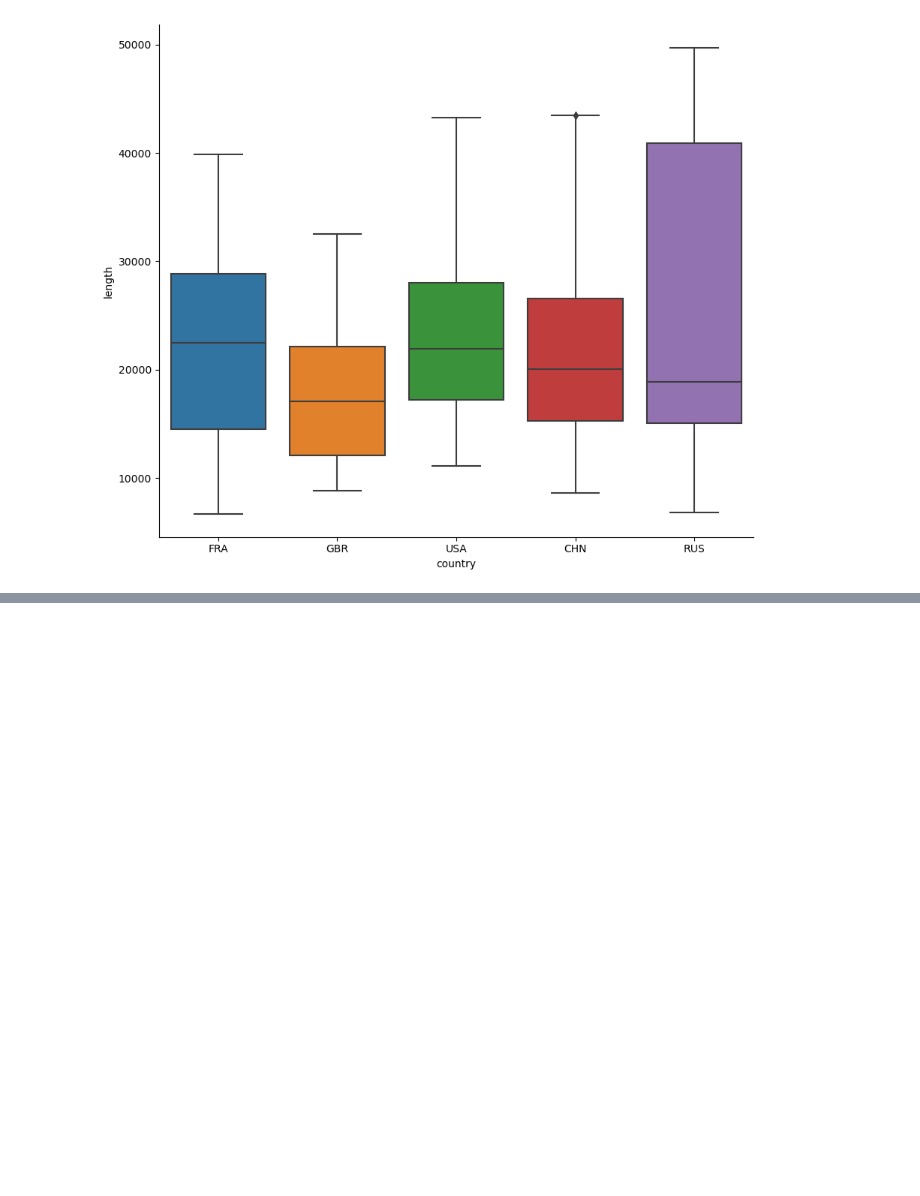
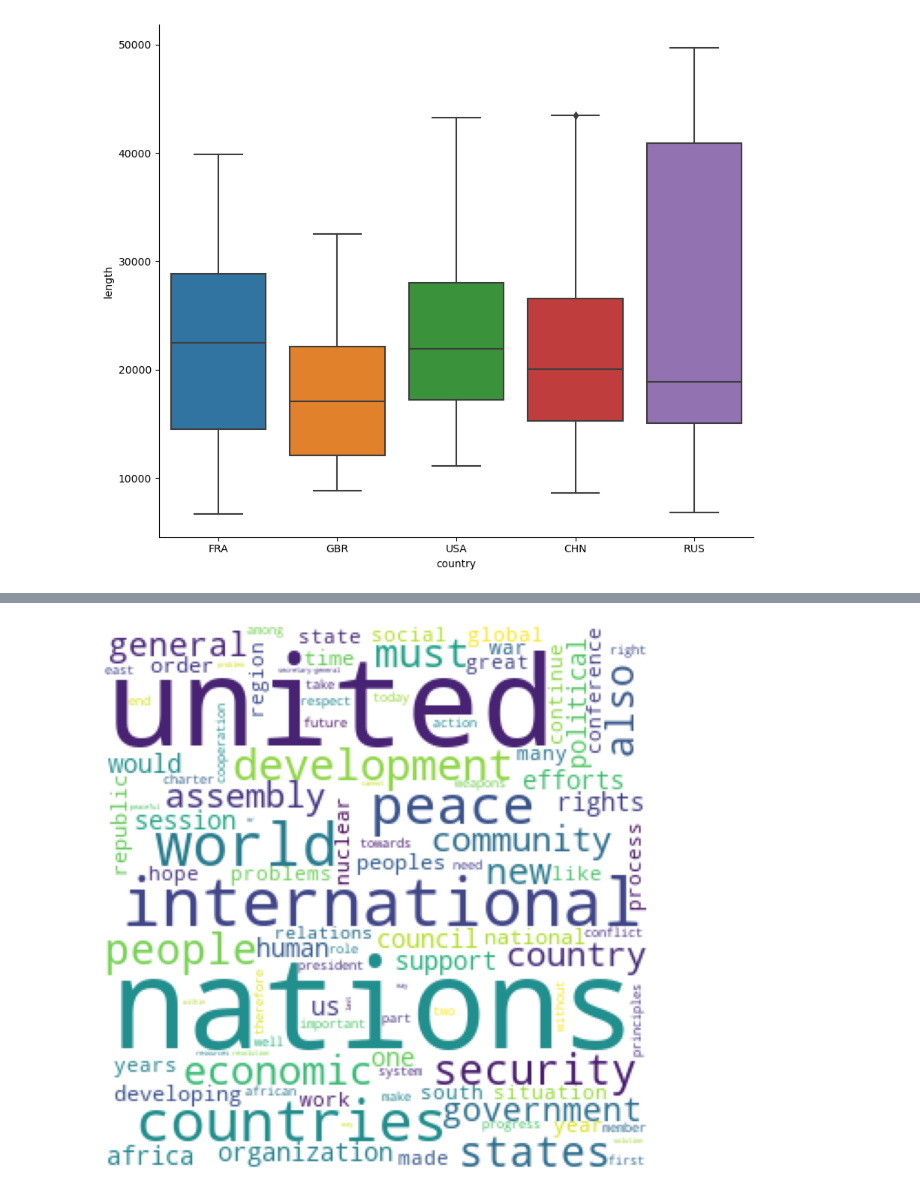
Before and after one commit to rohithandanala/textBasedAna, a Jupyter notebook: Week 3.ipynb, the cells around one changed output, grey strips where cells are left out. Saved outputs shown, nothing was run; the diff lists cells and outputs as text; code cells hidden in the pictures; blank space fills up the shorter version.

```diff
--- a/Week 3.ipynb
+++ b/Week 3.ipynb
@@ -182,0 +299,10 @@ def tokenize(text):
+# %%
+wc = WordCloud(background_color='white', width = 300, height=300,max_words=100, margin=2)
+wc.fit_words(freq_df['freq'].to_dict() )
+plt.figure(figsize = (8, 8), facecolor = None)
+plt.imshow(wc)
+plt.axis("off")
+plt.tight_layout(pad = 0)
+plt.show()
+# %% [output]
+[figure, added]
```
Also changed, not shown: parts of 16 cells of this notebook.
